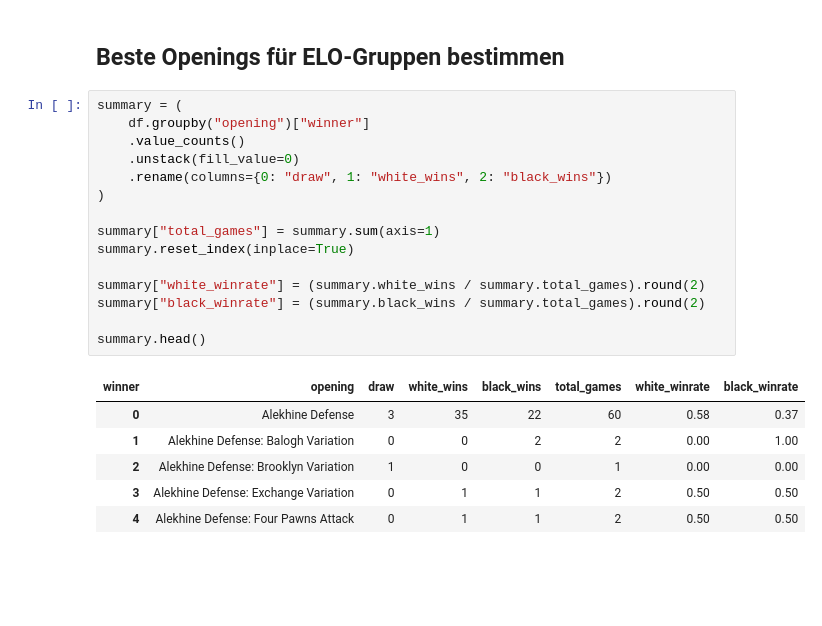
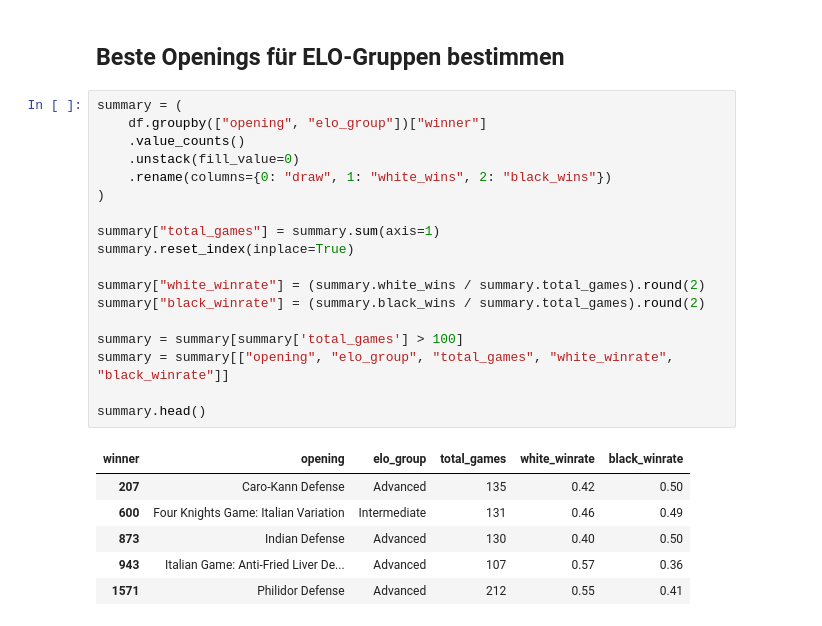
Before and after one commit to croco22/chess, a Jupyter notebook: explore.ipynb, the cells around one changed output. Saved outputs shown, nothing was run; the diff lists cells and outputs as text; blank space fills up the shorter version.

Commit message:
Best Opening Simple

```diff
--- a/explore.ipynb
+++ b/explore.ipynb
@@ -83,25 +83,28 @@ counts.head()
 ## Beste Openings für ELO-Gruppen bestimmen
 # %%
 summary = (
-    df.groupby("opening")["winner"]
+    df.groupby(["opening", "elo_group"])["winner"]
     .value_counts()
     .unstack(fill_value=0)
     .rename(columns={0: "draw", 1: "white_wins", 2: "black_wins"})
 )
 
 summary["total_games"] = summary.sum(axis=1)
 summary.reset_index(inplace=True)
 
 summary["white_winrate"] = (summary.white_wins / summary.total_games).round(2)
 summary["black_winrate"] = (summary.black_wins / summary.total_games).round(2)
 
+summary = summary[summary['total_games'] > 100]
+summary = summary[["opening", "elo_group", "total_games", "white_winrate", "black_winrate"]]
+
 summary.head()
 # %% [output]
-| winner | opening | draw | white_wins | black_wins | total_games | white_winrate | black_winrate |
-| 0 | Alekhine Defense | 3 | 35 | 22 | 60 | 0.58 | 0.37 |
-| 1 | Alekhine Defense: Balogh Variation | 0 | 0 | 2 | 2 | 0.00 | 1.00 |
-| 2 | Alekhine Defense: Brooklyn Variation | 1 | 0 | 0 | 1 | 0.00 | 0.00 |
-| 3 | Alekhine Defense: Exchange Variation | 0 | 1 | 1 | 2 | 0.50 | 0.50 |
-| 4 | Alekhine Defense: Four Pawns Attack | 0 | 1 | 1 | 2 | 0.50 | 0.50 |
+| winner | opening | elo_group | total_games | white_winrate | black_winrate |
+| 207 | Caro-Kann Defense | Advanced | 135 | 0.42 | 0.50 |
+| 600 | Four Knights Game: Italian Variation | Intermediate | 131 | 0.46 | 0.49 |
+| 873 | Indian Defense | Advanced | 130 | 0.40 | 0.50 |
+| 943 | Italian Game: Anti-Fried Liver De... | Advanced | 107 | 0.57 | 0.36 |
+| 1571 | Philidor Defense | Advanced | 212 | 0.55 | 0.41 |
 # %%
 # Best Openings for White
```
Also changed, not shown: parts of 2 cells of this notebook.
